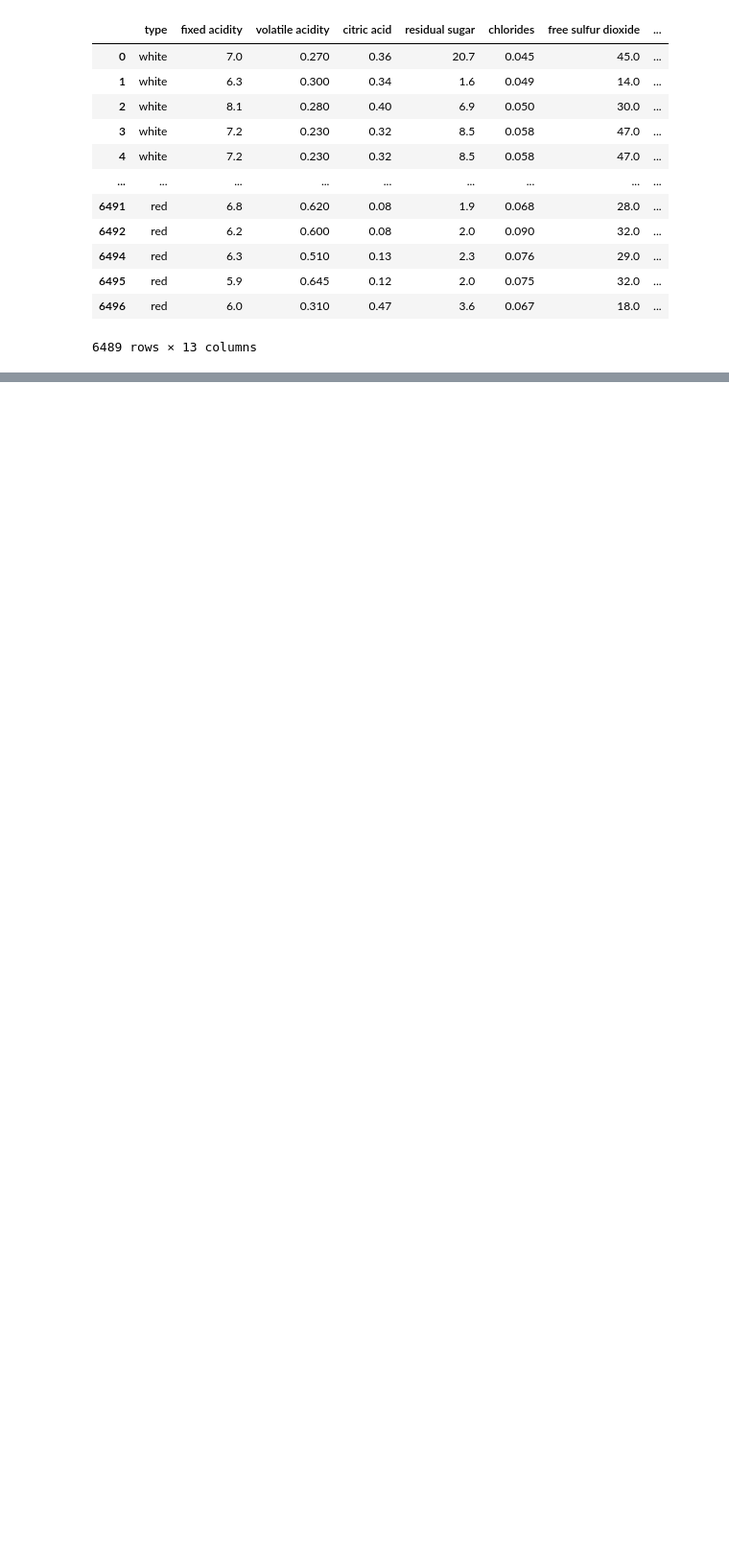
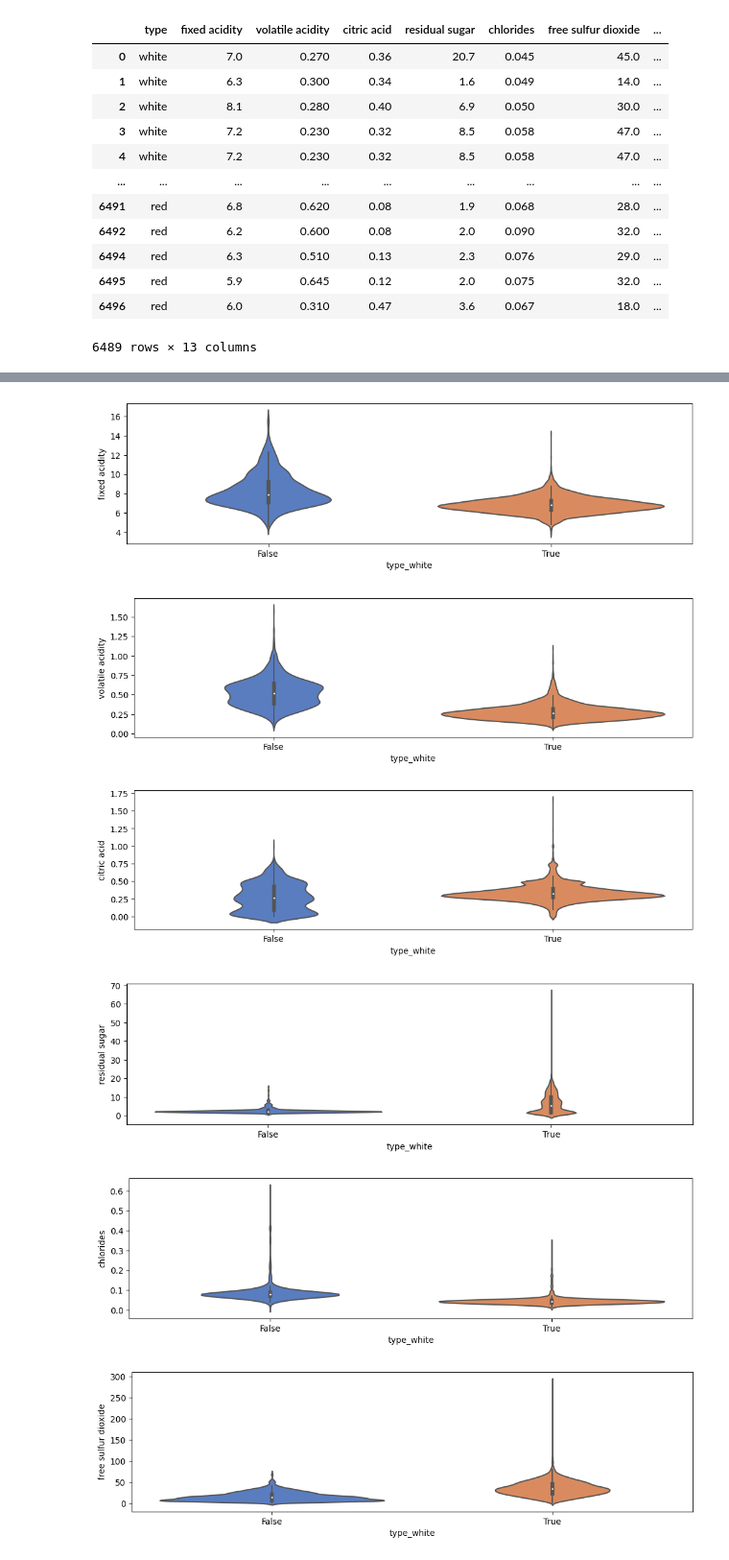
Before and after one commit to Akshat-1729/Wine-quality-prediction, a Jupyter notebook: wine/Untitled.ipynb, the cells around one changed output, grey strips where cells are left out. Shown at 96% size. Cells and saved outputs as stored; diff of their text form; code cells hidden in the pictures; blank space fills up the shorter version.

```diff
--- a/wine/Untitled.ipynb
+++ b/wine/Untitled.ipynb
@@ -148,0 +185,18 @@ sns.countplot(x=df[])
+# %%
+#The main body of the violin plot represents the probability density of the data at different values. It shows the distribution of the numerical variable(s).
+#Symmetry and Skewness:
+
+#The width of the violin plot at different points along the x-axis represents the density of data at those points. A wider section indicates a higher density of data, while a narrower section indicates a lower density. This allows you to observe the symmetry or skewness of the distribution.
+for i in df.columns:
+    # Adjust figure size as needed
+
+    plt.figure(figsize=(12, 3))
+    sns.violinplot(x='type_white', y=df[i], data=df, palette='muted', split=True)
+    plt.show()
+# %% [output]
+[figure, added]
+[figure, added]
+[figure, added]
+[figure, added]
+[figure, added]
+[figure, added]
```
Also changed, not shown: parts of 7 cells of this notebook.
